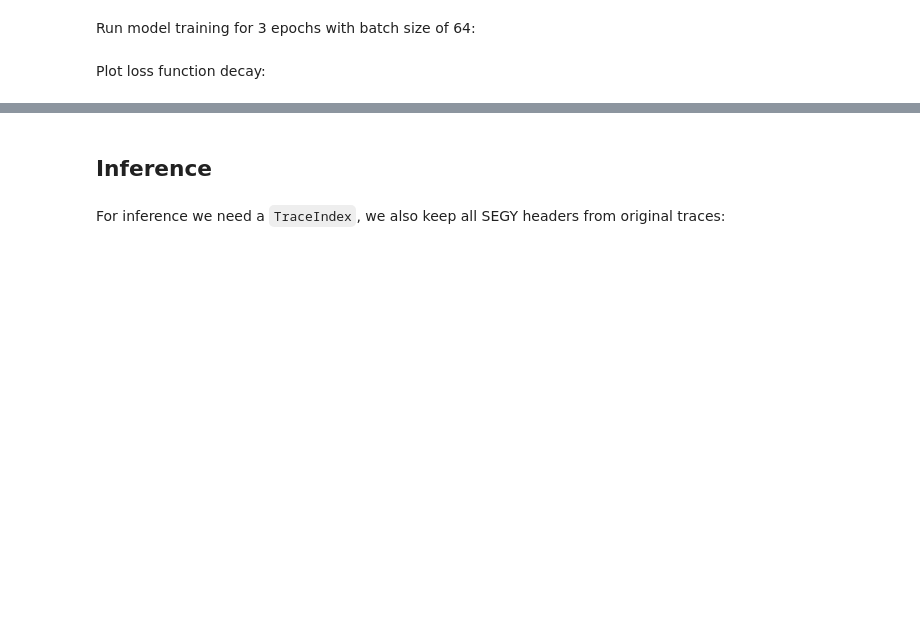
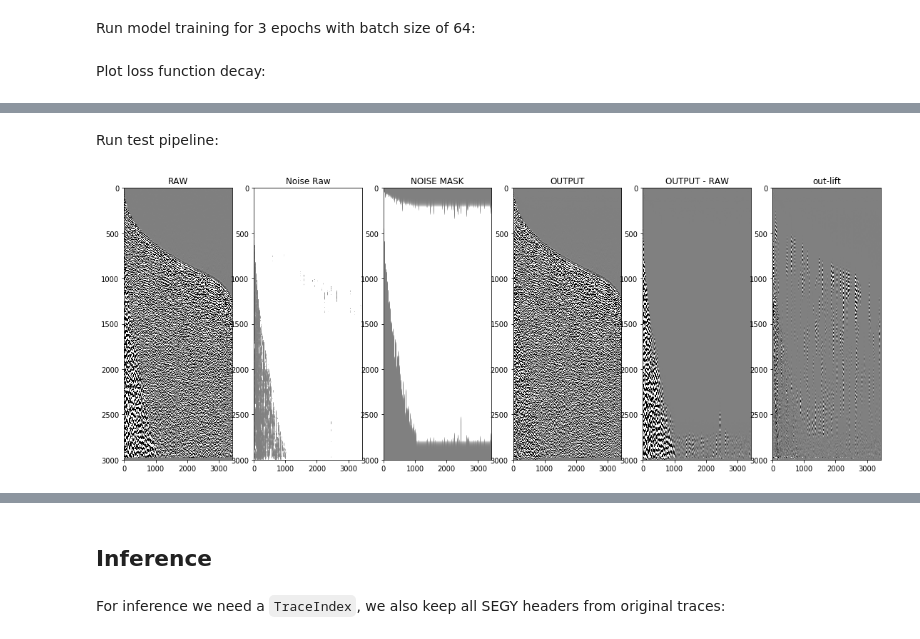
Before and after one commit to sadaqatali2027/SeismicPro-1, a Jupyter notebook: models/Ground-roll_attenuation/Attention_model/model_description.ipynb, the cells around one changed output, grey strips where cells are left out. Cells and saved outputs as stored; diff of their text form; code cells hidden in the pictures; blank space fills up the shorter version.

Commit message:
gaussian mask

```diff
--- a/models/Ground-roll_attenuation/Attention_model/model_description.ipynb
+++ b/models/Ground-roll_attenuation/Attention_model/model_description.ipynb
@@ -153,0 +193,30 @@ plt.show()
+# %%
+fetches=['out_lift', 'attention_sigmoid', 'out_att'] #, 'sigmoid_center']
+
+test_pipeline = (Pipeline()
+                 .import_model('unet', train_pipeline)
+                 .init_variable('res', default=list())
+                 .init_variable('raw', default=list())
+                 .init_variable('lift', default=list())
+                 .load(components=('raw', 'lift'), fmt='segy', tslice=np.arange(3000))
+                 .update_variable('raw', B('raw'), mode='a')
+                 .update_variable('lift', B('lift'), mode='a')
+                 .predict_model('unet', make_data=make_data, fetches=fetches, save_to=V('res', 'a')))
+
+
+def check_res(i, test_pipeline, cv=0.1):
+    test_set = SeismicDataset(TraceIndex(index.create_subset(index.indices[i: i+1])))
+    test_pipeline = test_pipeline << test_set
+    test_pipeline = test_pipeline.run(batch_size=1000, n_epochs=1, drop_last=False,
+                                  shuffle=False, bar=True)
+    raw = np.vstack([np.vstack(x) for x in test_pipeline.get_variable('raw')])
+    lift = np.vstack([np.vstack(x) for x in test_pipeline.get_variable('lift')])
+    out = np.squeeze(np.vstack([x[0] for x in test_pipeline.get_variable('res')]))
+    att = np.squeeze(np.vstack([x[1] for x in test_pipeline.get_variable('res')]))
+    att_raw = np.squeeze(np.vstack([x[2] for x in test_pipeline.get_variable('res')]))
+#     sigm_center = np.vstack([x[2] for x in test_pipeline.get_variable('res')])
+    seismic_plot([raw, att_raw, att, out, out - raw, out -lift],
+             figsize=(19, 7), names=['RAW', 'Noise Raw', 'NOISE MASK', 'OUTPUT', 'OUTPUT - RAW', 'out-lift'],
+             cmap='gray', vmin=-cv, vmax=cv)
+
+    return raw, att, att_raw, lift, out
@@ -153,0 +226,7 @@ plt.show()
+# %% [markdown]
+Run test pipeline:
+# %%
+i = 20
+raw, att, att_raw, lift, out = check_res(i, test_pipeline)
+# %% [output]
+[figure, added]
```
Also changed, not shown: parts of 17 cells of this notebook, 1 other file.
